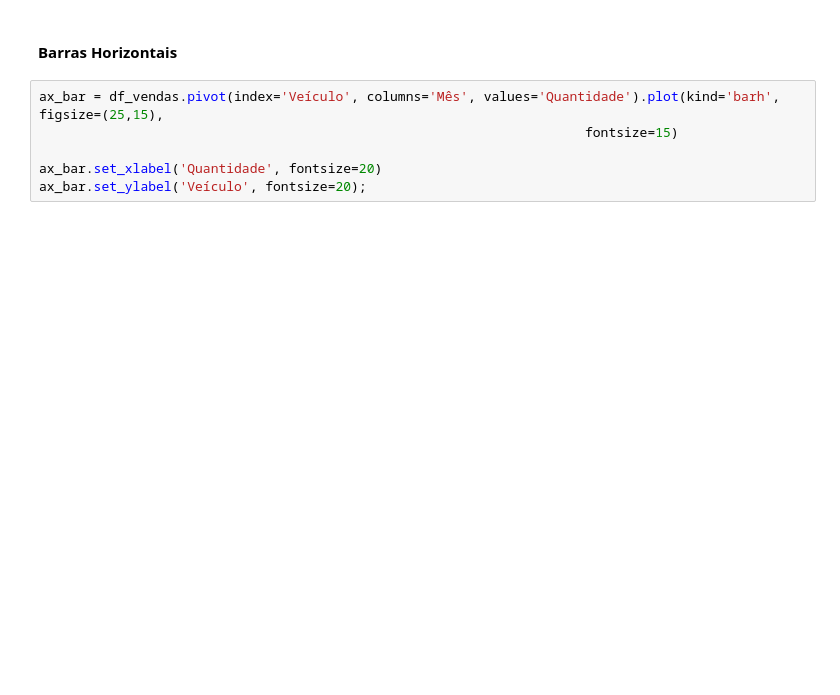
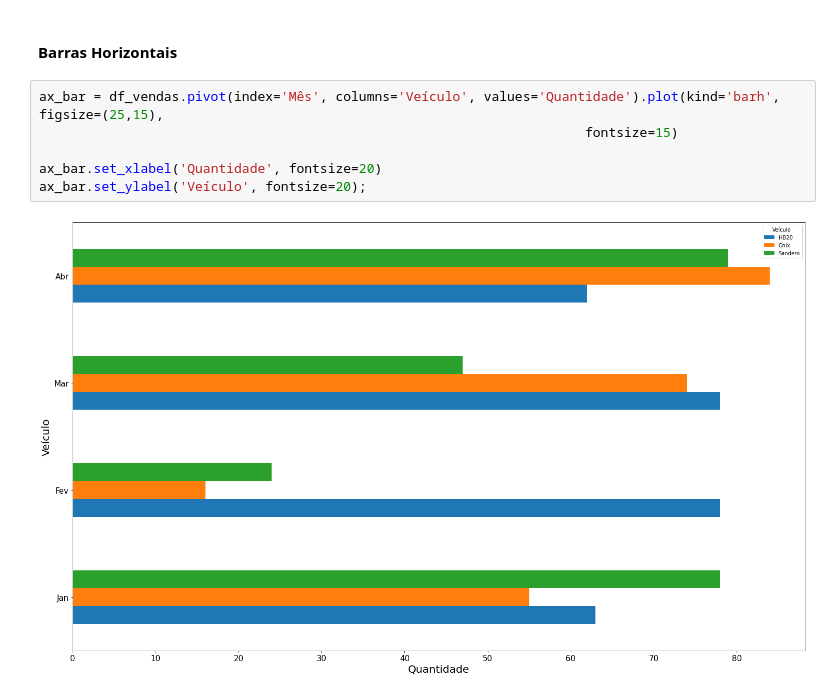
Before and after one commit to gperbone/topcoders-curso-python-dados, a Jupyter notebook: Modulo-4-Visualizacao_Dados/Aula 1 - Introducao e Graficos com Pandas.ipynb, the cells around one changed output. Cells and saved outputs as stored; diff of their text form; blank space fills up the shorter version.

```diff
--- a/Modulo-4-Visualizacao_Dados/Aula 1 - Introducao e Graficos com Pandas.ipynb
+++ b/Modulo-4-Visualizacao_Dados/Aula 1 - Introducao e Graficos com Pandas.ipynb
@@ -345,9 +370,11 @@ ax_bar.legend(loc='upper left', fontsize=10);
 # %% [markdown]
 #### Barras Horizontais
 # %%
-ax_bar = df_vendas.pivot(index='Veículo', columns='Mês', values='Quantidade').plot(kind='barh', figsize=(25,15),
+ax_bar = df_vendas.pivot(index='Mês', columns='Veículo', values='Quantidade').plot(kind='barh', figsize=(25,15),
                                                                       fontsize=15)
 
 ax_bar.set_xlabel('Quantidade', fontsize=20)
 ax_bar.set_ylabel('Veículo', fontsize=20);
+# %% [output]
+[figure, added]
 # %%
```
Also changed, not shown: parts of 28 cells of this notebook, 13 other files.
